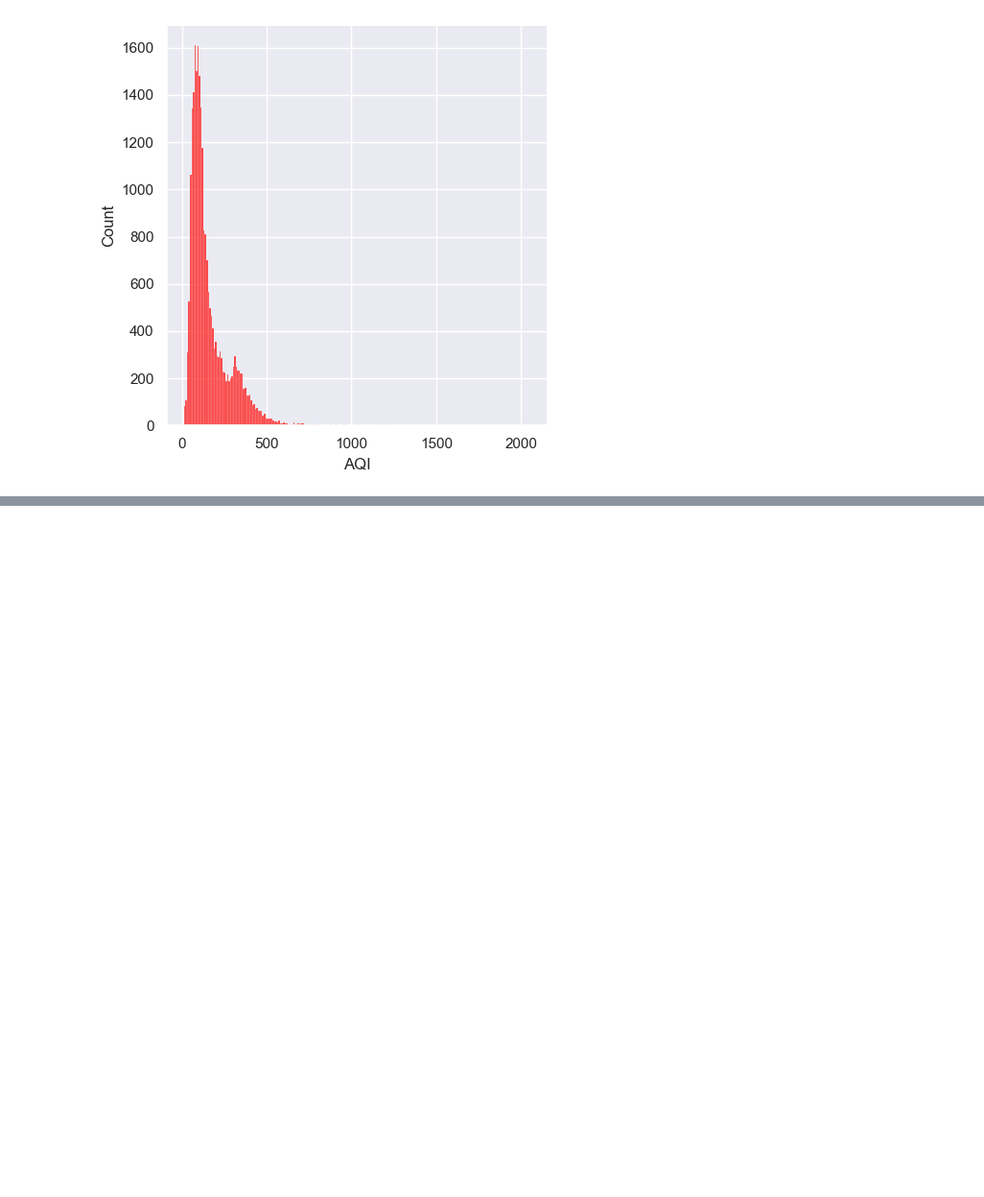
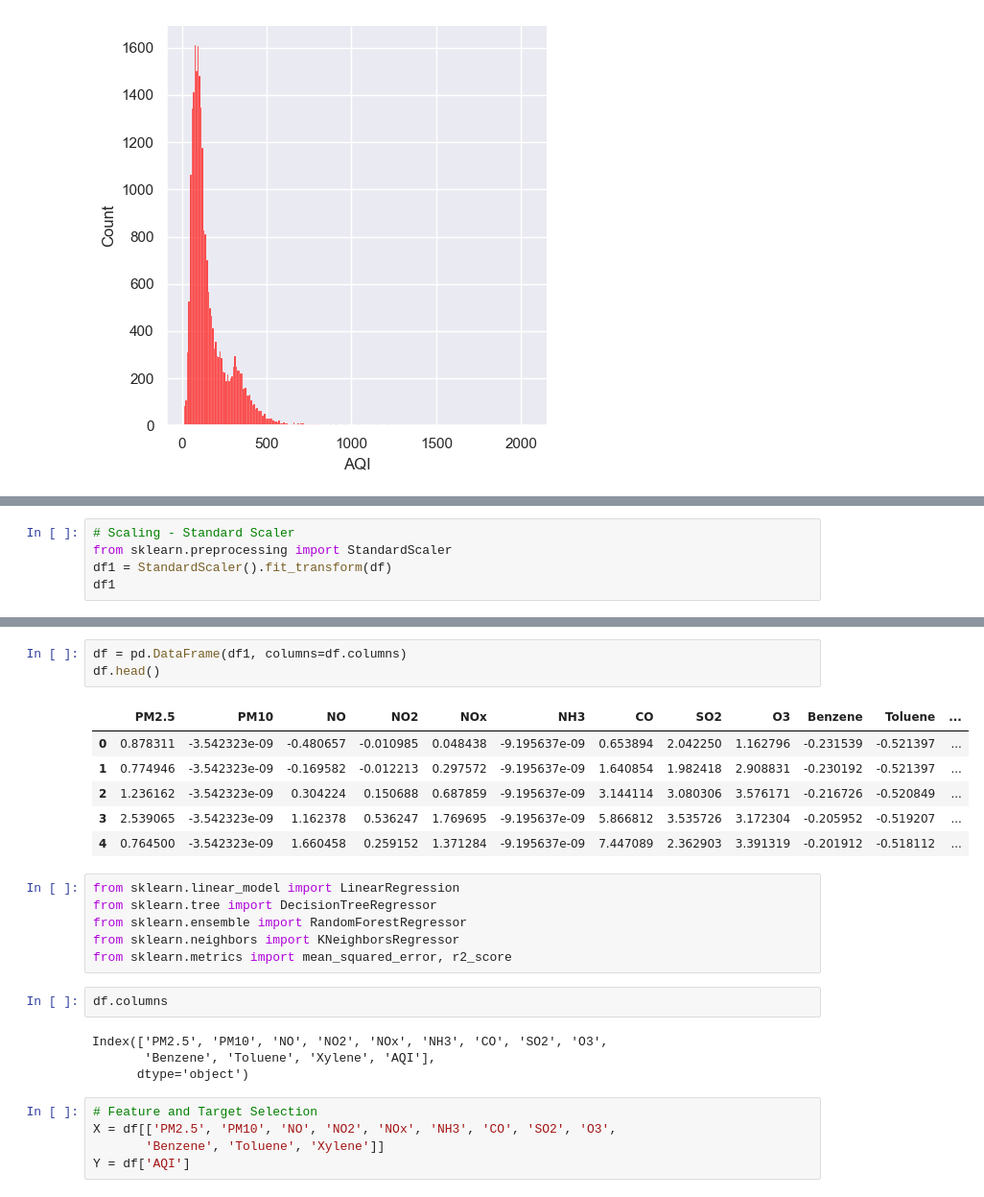
Before and after one commit to poonam2710/AQI-Prediction-Model-AICTE-Cycle-4, a Jupyter notebook: AQI Prediction Model.ipynb, the cells around one changed output, grey strips where cells are left out. Shown: that part at 96% size. Drawn from its saved outputs; the diff is of its cells as text; blank space fills up the shorter version.

```diff
--- a/AQI Prediction Model.ipynb
+++ b/AQI Prediction Model.ipynb
@@ -422,0 +435,5 @@ plt.show()
+# %%
+# Scaling - Standard Scaler
+from sklearn.preprocessing import StandardScaler
+df1 = StandardScaler().fit_transform(df)
+df1
@@ -422,0 +455,27 @@ plt.show()
+# %%
+df = pd.DataFrame(df1, columns=df.columns)
+df.head()
+# %% [output]
+|  | PM2.5 | PM10 | NO | NO2 | NOx | NH3 | CO | SO2 | O3 | Benzene | Toluene | ... |
+| 0 | 0.878311 | -3.542323e-09 | -0.480657 | -0.010985 | 0.048438 | -9.195637e-09 | 0.653894 | 2.042250 | 1.162796 | -0.231539 | -0.521397 | ... |
+| 1 | 0.774946 | -3.542323e-09 | -0.169582 | -0.012213 | 0.297572 | -9.195637e-09 | 1.640854 | 1.982418 | 2.908831 | -0.230192 | -0.521397 | ... |
+| 2 | 1.236162 | -3.542323e-09 | 0.304224 | 0.150688 | 0.687859 | -9.195637e-09 | 3.144114 | 3.080306 | 3.576171 | -0.216726 | -0.520849 | ... |
+| 3 | 2.539065 | -3.542323e-09 | 1.162378 | 0.536247 | 1.769695 | -9.195637e-09 | 5.866812 | 3.535726 | 3.172304 | -0.205952 | -0.519207 | ... |
+| 4 | 0.764500 | -3.542323e-09 | 1.660458 | 0.259152 | 1.371284 | -9.195637e-09 | 7.447089 | 2.362903 | 3.391319 | -0.201912 | -0.518112 | ... |
+# %%
+from sklearn.linear_model import LinearRegression
+from sklearn.tree import DecisionTreeRegressor
+from sklearn.ensemble import RandomForestRegressor
+from sklearn.neighbors import KNeighborsRegressor
+from sklearn.metrics import mean_squared_error, r2_score
+# %%
+df.columns
+# %% [output]
+Index(['PM2.5', 'PM10', 'NO', 'NO2', 'NOx', 'NH3', 'CO', 'SO2', 'O3',
+       'Benzene', 'Toluene', 'Xylene', 'AQI'],
+      dtype='object')
+# %%
+# Feature and Target Selection
+X = df[['PM2.5', 'PM10', 'NO', 'NO2', 'NOx', 'NH3', 'CO', 'SO2', 'O3',
+       'Benzene', 'Toluene', 'Xylene']]
+Y = df['AQI']
```
Also changed, not shown: parts of 18 cells of this notebook.
